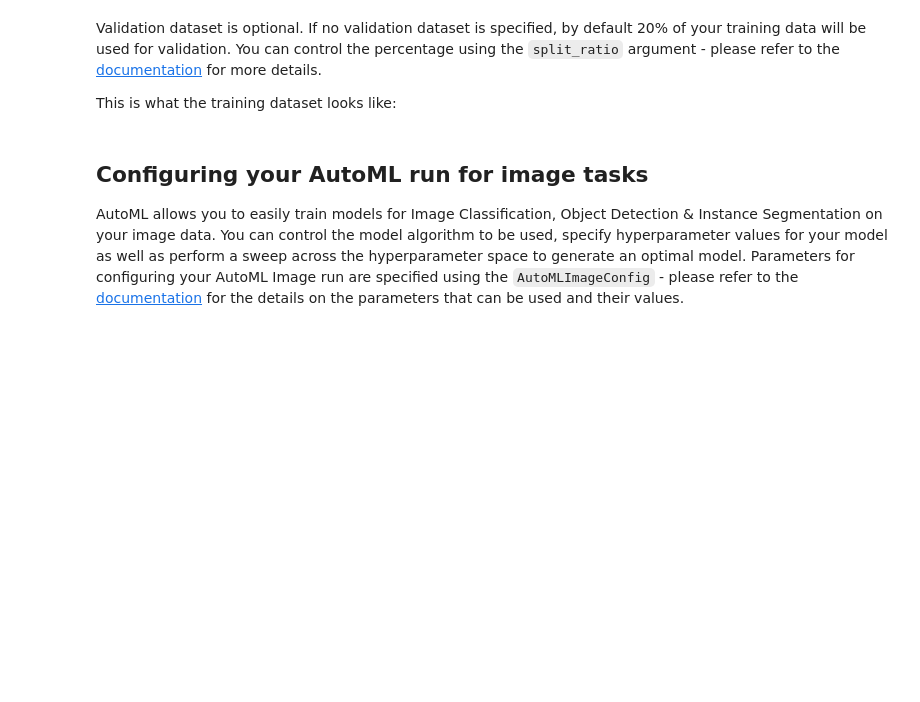
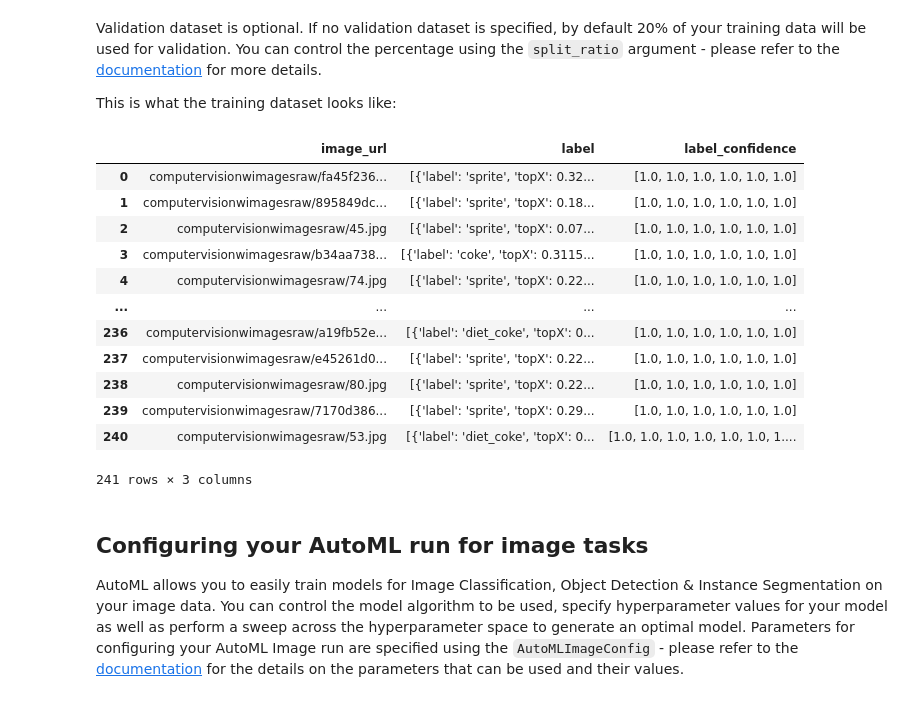
Before and after one commit to Gaba551/GTC-AI-edge, a Jupyter notebook: GTC AML AutoML Training Workshop/AutoMLImage_ObjectDetection_GTC.ipynb, the cells around one changed output. Saved outputs shown, nothing was run; the diff lists cells and outputs as text; code cells hidden in the pictures; blank space fills up the shorter version.

```diff
--- a/GTC AML AutoML Training Workshop/AutoMLImage_ObjectDetection_GTC.ipynb
+++ b/GTC AML AutoML Training Workshop/AutoMLImage_ObjectDetection_GTC.ipynb
@@ -138,3 +148,19 @@ This is what the training dataset looks like:
+# %%
+training_dataset.to_pandas_dataframe()
+# %% [output]
+|  | image_url | label | label_confidence |
+| 0 | computervisionwimagesraw/fa45f236... | [{'label': 'sprite', 'topX': 0.32... | [1.0, 1.0, 1.0, 1.0, 1.0, 1.0] |
+| 1 | computervisionwimagesraw/895849dc... | [{'label': 'sprite', 'topX': 0.18... | [1.0, 1.0, 1.0, 1.0, 1.0, 1.0] |
+| 2 | computervisionwimagesraw/45.jpg | [{'label': 'sprite', 'topX': 0.07... | [1.0, 1.0, 1.0, 1.0, 1.0, 1.0] |
+| 3 | computervisionwimagesraw/b34aa738... | [{'label': 'coke', 'topX': 0.3115... | [1.0, 1.0, 1.0, 1.0, 1.0, 1.0] |
+| 4 | computervisionwimagesraw/74.jpg | [{'label': 'sprite', 'topX': 0.22... | [1.0, 1.0, 1.0, 1.0, 1.0, 1.0] |
+| ... | ... | ... | ... |
+| 236 | computervisionwimagesraw/a19fb52e... | [{'label': 'diet_coke', 'topX': 0... | [1.0, 1.0, 1.0, 1.0, 1.0, 1.0] |
+| 237 | computervisionwimagesraw/e45261d0... | [{'label': 'sprite', 'topX': 0.22... | [1.0, 1.0, 1.0, 1.0, 1.0, 1.0] |
+| 238 | computervisionwimagesraw/80.jpg | [{'label': 'sprite', 'topX': 0.22... | [1.0, 1.0, 1.0, 1.0, 1.0, 1.0] |
+| 239 | computervisionwimagesraw/7170d386... | [{'label': 'sprite', 'topX': 0.29... | [1.0, 1.0, 1.0, 1.0, 1.0, 1.0] |
+| 240 | computervisionwimagesraw/53.jpg | [{'label': 'diet_coke', 'topX': 0... | [1.0, 1.0, 1.0, 1.0, 1.0, 1.0, 1.... |
+241 rows × 3 columns
 # %% [markdown]
 ## Configuring your AutoML run for image tasks
 AutoML allows you to easily train models for Image Classification, Object Detection & Instance Segmentation on your image data. You can control the model algorithm to be used, specify hyperparameter values for your model as well as perform a sweep across the hyperparameter space to generate an optimal model. Parameters for configuring your AutoML Image run are specified using the `AutoMLImageConfig` - please refer to the [documentation](https://docs.microsoft.com/en-us/azure/machine-learning/how-to-auto-train-image-models#configure-your-experiment-settings) for the details on the parameters that can be used and their values.
```
Also changed, not shown: parts of 13 cells of this notebook.
